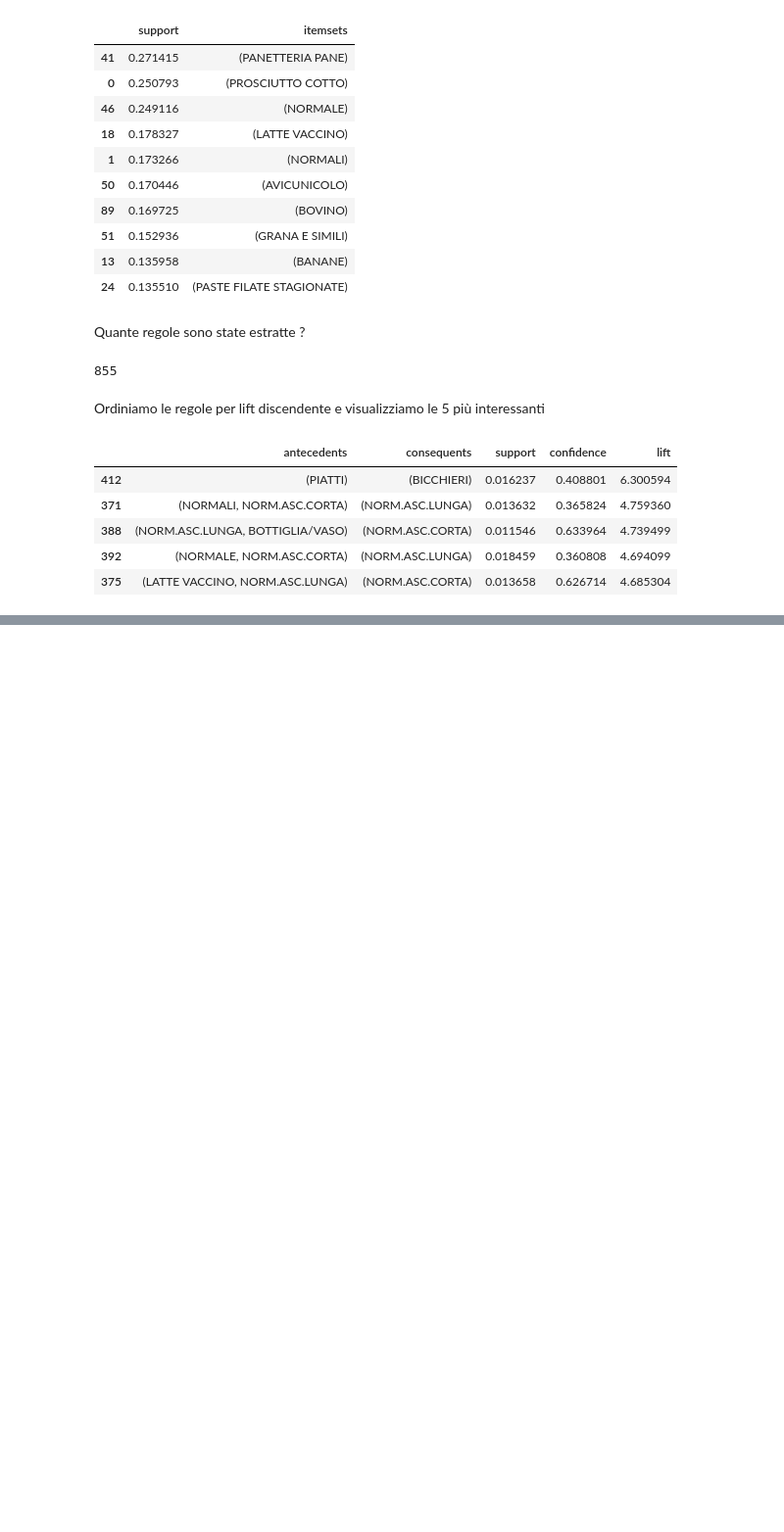
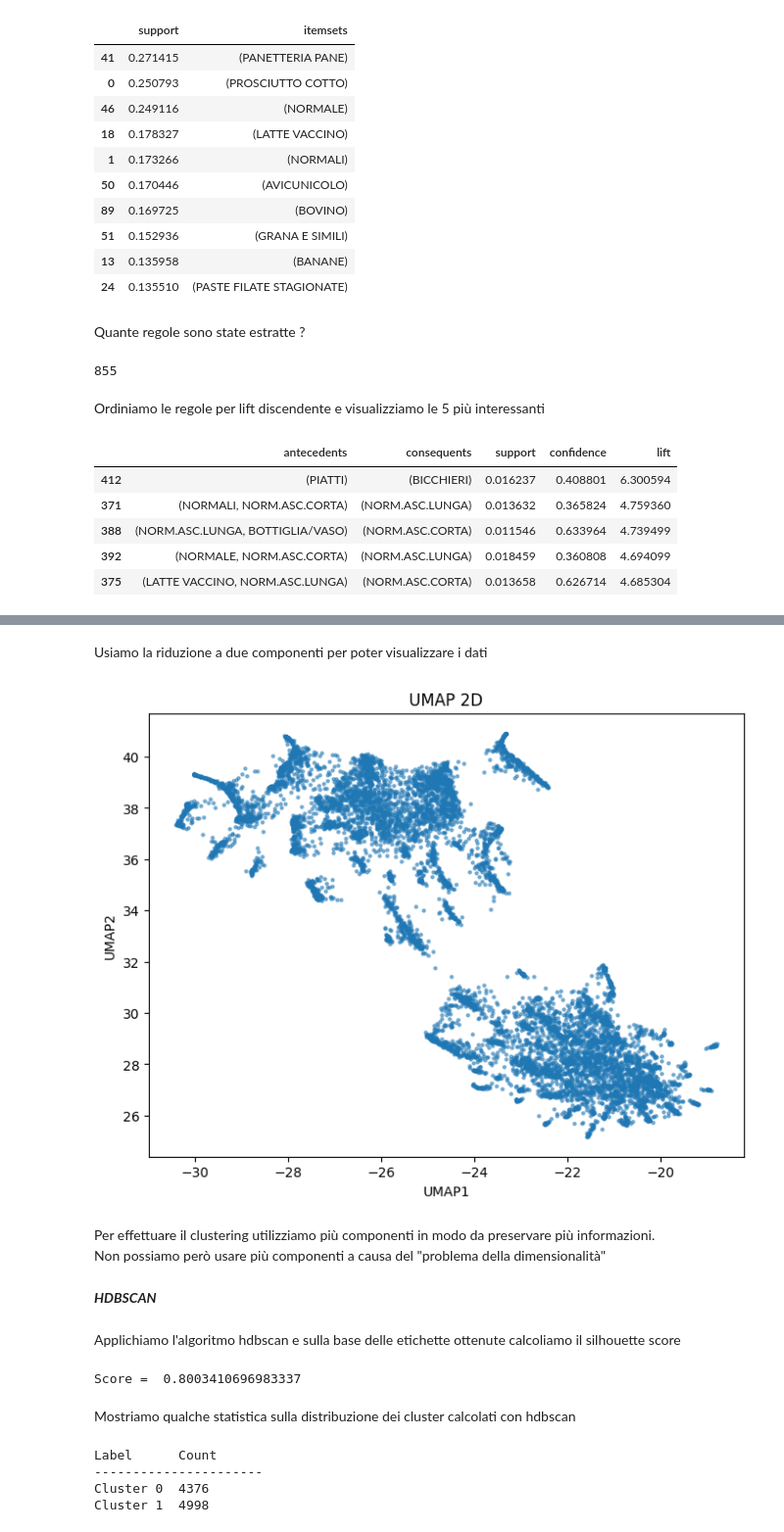
Before and after one commit to GiovanniTorrisi28/IDM_2025, a Jupyter notebook: first_classwork/notebooks/main.ipynb, the cells around one changed output, grey strips where cells are left out. Shown at 98% size. Drawn from its saved outputs; the diff is of its cells as text; code cells hidden in the pictures; blank space fills up the shorter version.

```diff
--- a/first_classwork/notebooks/main.ipynb
+++ b/first_classwork/notebooks/main.ipynb
@@ -208,0 +248,9 @@ rules_sorted[['antecedents','consequents','support','confidence','lift']].head(5
+# %% [markdown]
+Usiamo la riduzione a due componenti per poter visualizzare i dati
+# %%
+plot_data(X_umap_2, "UMAP 2D", "UMAP1", "UMAP2")
+# %% [output]
+[figure, added]
+# %% [markdown]
+Per effettuare il clustering utilizziamo più componenti in modo da preservare più informazioni.
+Non possiamo però usare più componenti a causa del "problema della dimensionalità"
@@ -208,0 +259,20 @@ rules_sorted[['antecedents','consequents','support','confidence','lift']].head(5
+# %% [markdown]
+***HDBSCAN***
+# %% [markdown]
+Applichiamo l'algoritmo hdbscan e sulla base delle etichette ottenute calcoliamo il silhouette score
+# %%
+
+labels_hdbscan = apply_hdbscan(X_umap_50,300) # min_pts simile a campioni/100
+score = silhouette_score(X_umap_50, labels_hdbscan)
+print("Score = ", score)
+# %% [output]
+Score =  0.8003410696983337
+# %% [markdown]
+Mostriamo qualche statistica sulla distribuzione dei cluster calcolati con hdbscan
+# %%
+show_statistics(labels_hdbscan)
+# %% [output]
+Label      Count
+----------------------
+Cluster 0  4376
+Cluster 1  4998
```
Also changed, not shown: parts of 32 cells of this notebook, 1 other file.
